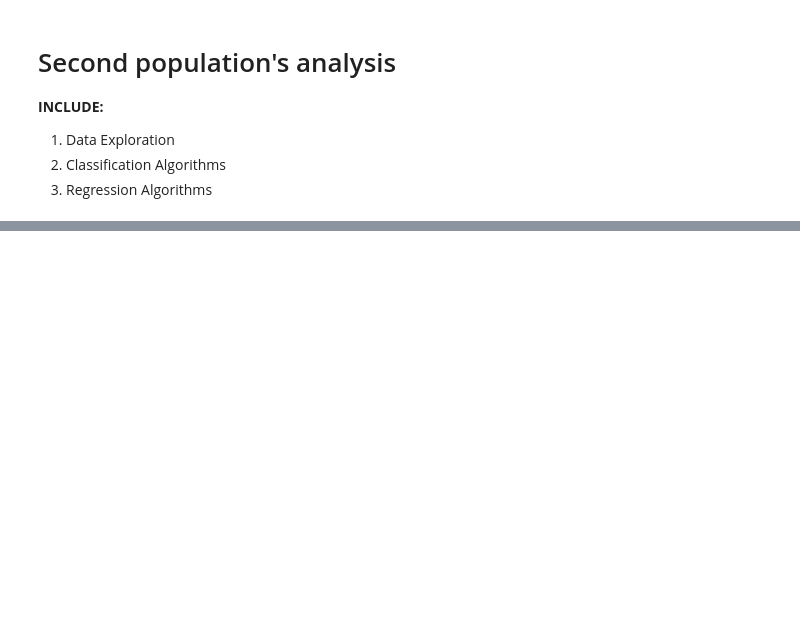
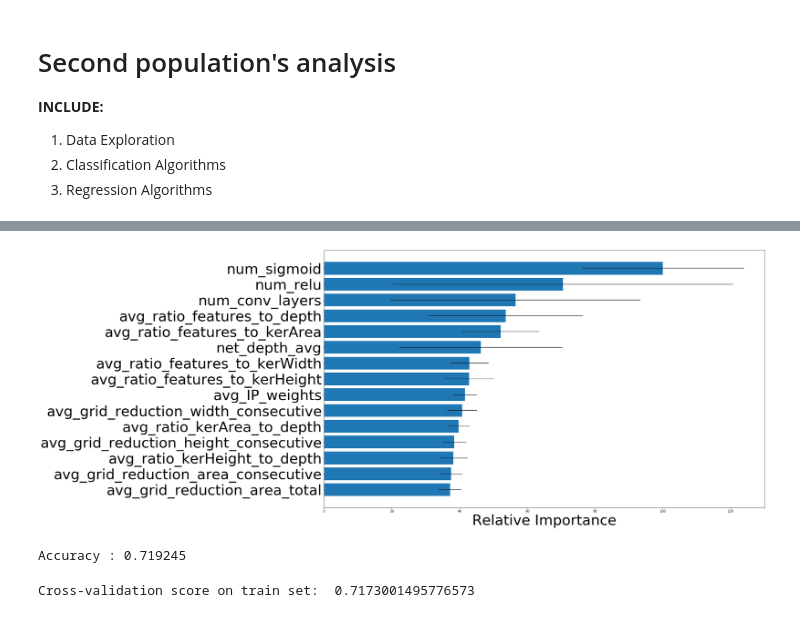
Before and after one commit to Duchstf/CNN-Architectural-Analysis, a Jupyter notebook: MINERvA-Vertex-Finding/Code/Second-population-analysis.ipynb, the cells around one changed output, grey strips where cells are left out. Drawn from its saved outputs; the diff is of its cells as text; code cells hidden in the pictures; blank space fills up the shorter version.

```diff
--- a/MINERvA-Vertex-Finding/Code/Second-population-analysis.ipynb
+++ b/MINERvA-Vertex-Finding/Code/Second-population-analysis.ipynb
@@ -81,0 +97,9 @@ plt.legend(handles=[threshold], fontsize = 20)
+# %%
+#Scale the inputs
+from sklearn.preprocessing import StandardScaler
+scaler = StandardScaler()
+# Don't cheat - fit only on training data
+scaler.fit(X_train)
+X_train = scaler.transform(X_train)
+# apply same transformation to test data
+X_test = scaler.transform(X_test)
@@ -81,0 +121,43 @@ plt.legend(handles=[threshold], fontsize = 20)
+# %%
+#Feature Importance extraction
+feature_importance1 = rf.feature_importances_
+
+# Compute the standard deviation
+std1 = np.std([tree.feature_importances_ for tree in rf.estimators_], axis=0)
+
+#scale the std first
+std1 = 100.0 * (std1/ feature_importance1.max())
+
+# make importances relative to max importance
+feature_importance1 = 100.0 * (feature_importance1 / feature_importance1.max())
+
+features_importance_rf1 = pd.DataFrame({'Feature':X.columns,'Importance':feature_importance1, "Error":std1})
+
+Sorted_Features_importance_rf1 = features_importance_rf1.sort_values(by=['Importance'])
+
+#Just show the first 15 most important features
+toShow_15 = Sorted_Features_importance_rf1.iloc[-15:,:]
+pos = np.arange(toShow_15.shape[0]) + .5
+
+#Plotting
+fig = plt.figure(figsize = [25,15])
+plt.barh(pos, toShow_15['Importance'], align='center', xerr = toShow_15['Error'])
+plt.yticks(pos, toShow_15['Feature'], fontsize = 45)
+plt.xlabel('Relative Importance', fontsize = 45)
+plt.show()
+# %% [output]
+[figure, added]
+# %%
+ext = ExtraTreesClassifier(n_estimators=100, max_depth=50,
+                           min_samples_split=10, bootstrap = False,
+                            warm_start = True, random_state=0)
+
+ext.fit(X_train, y_train)
+
+print("Accuracy : %f" % ext.score(X_test, y_test))
+# %% [output]
+Accuracy : 0.719245
+# %%
+print("Cross-validation score on train set: ", np.average(cross_val_score(ext, X_train, y_train, cv = 5)))
+# %% [output]
+Cross-validation score on train set:  0.7173001495776573
```
Also changed, not shown: parts of 11 cells of this notebook.
